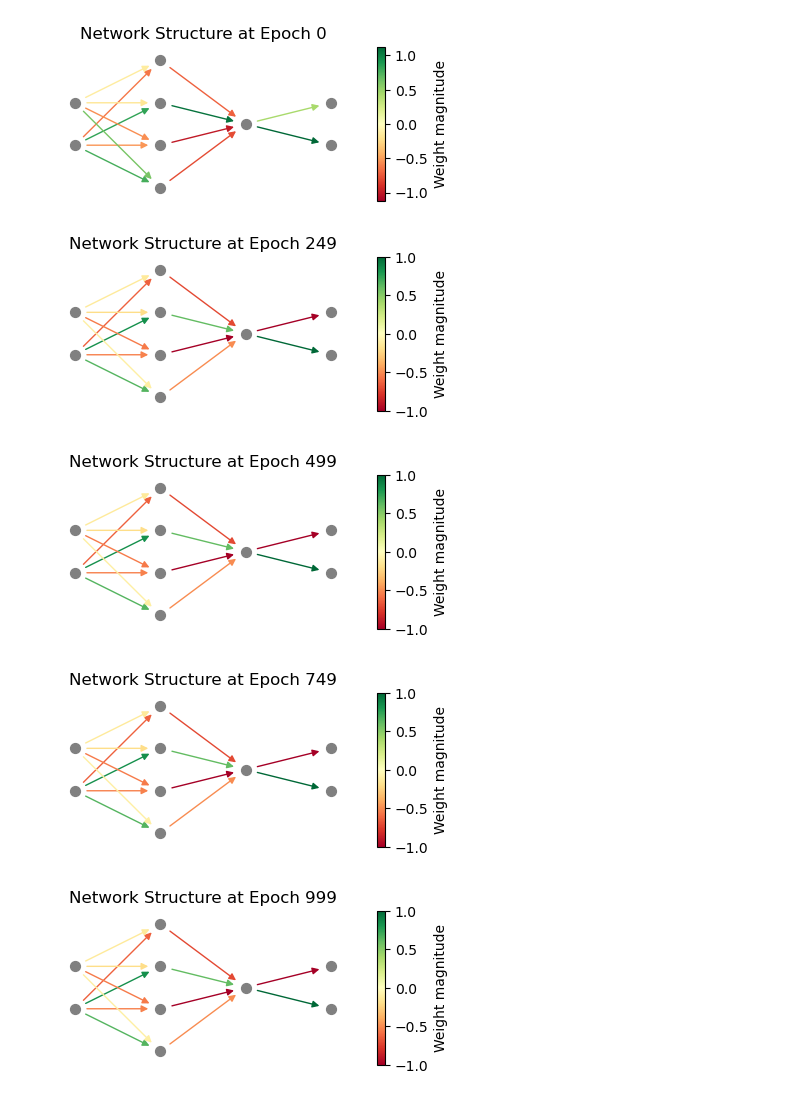
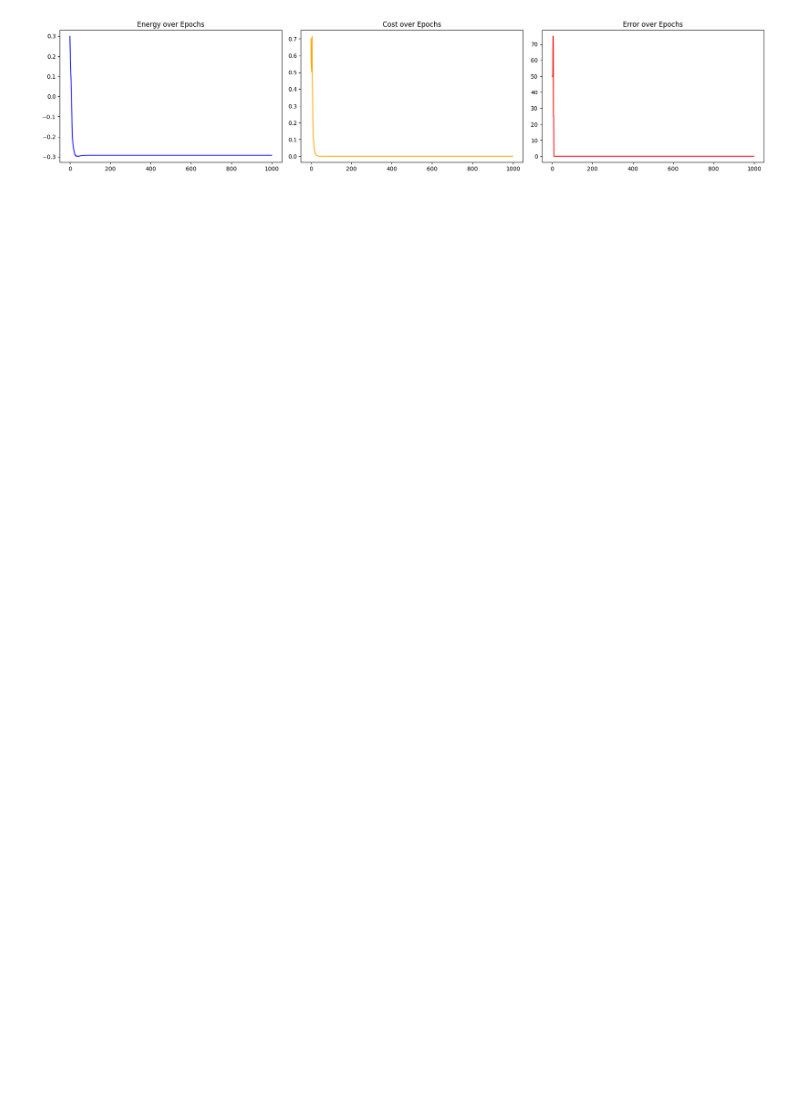
Before and after one commit to CRIS-Lab-2025/energy-based-models, a Jupyter notebook: xor_notebook.ipynb, the cells around one changed output. Cells and saved outputs as stored; diff of their text form; code cells hidden in the pictures; blank space fills up the shorter version.

```diff
--- a/xor_notebook.ipynb
+++ b/xor_notebook.ipynb
@@ -14,31 +14,27 @@ class ExternalWorld:
 # %%
 # XOR dataset
 xor_x = np.array([[0, 0], [0, 1], [1, 0], [1, 1]] * 10, dtype=np.float32)
 xor_y = np.array([0, 1, 1, 0] * 10, dtype=np.int64)
 
 # ExternalWorld instance with XOR data
 xor_world = ExternalWorld(xor_x, xor_y)
 
 # small nets can solve xor
 xor_net = Network(
     name="xor_net",
     external_world=xor_world,
     hyperparameters={
         "hidden_sizes": [4, 1],
         "output_size": 2,
         "batch_size": 4,
         "n_epochs": 1000,
         "n_it_neg": 10,
         "n_it_pos": 10,
         "alphas": [np.float32(0.1), np.float32(0.1),  np.float32(0.05)]
     }
 )
 
 # Train the network
-train_net(xor_net, plot_graph= True)
+train_net(xor_net, plot_graph= False)
 # %% [output]
-[figure, old version]
+[figure, new version]
-[figure, removed]
-[figure, removed]
-[figure, removed]
-[figure, removed]
```
Also changed, not shown: parts of 1 cell of this notebook, 7 other files.
